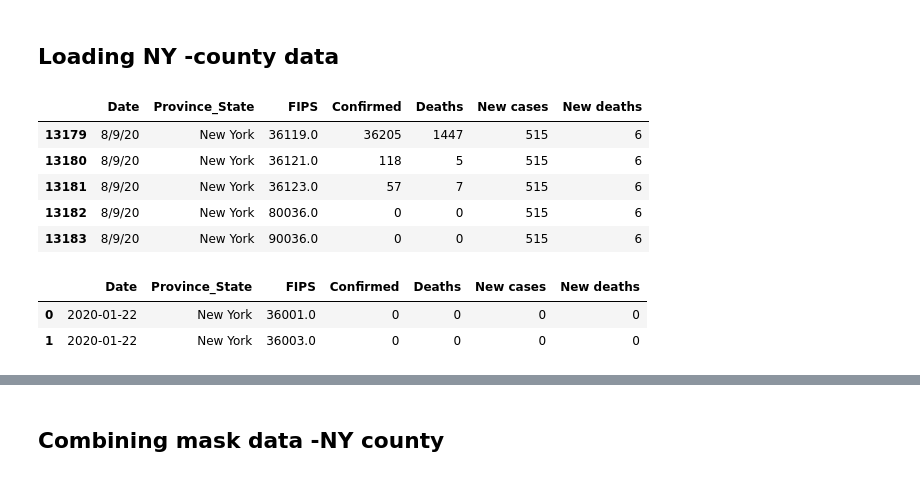
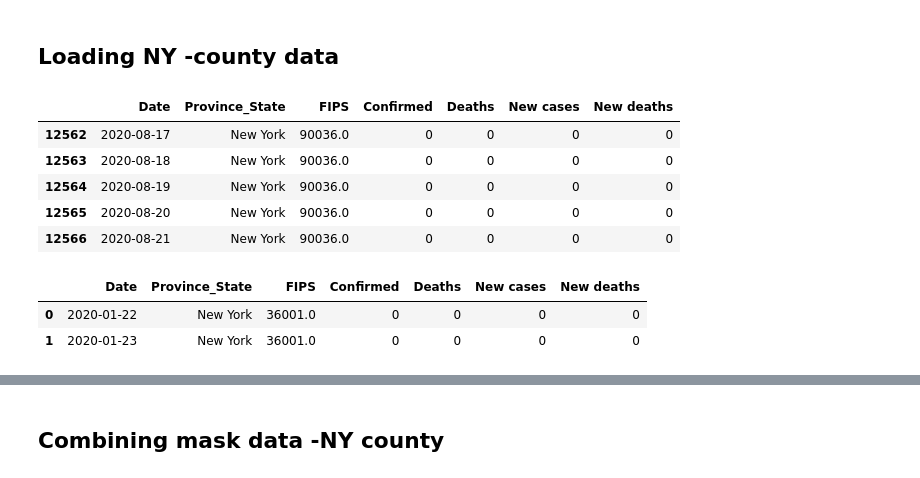
Before and after one commit to jeyasri-s2/meansquares, a Jupyter notebook: NY_baselineAnalysis.ipynb, the cells around one changed output, grey strips where cells are left out. Cells and saved outputs as stored; diff of their text form; code cells hidden in the pictures.

Commit message:
updated NY combined data csv

```diff
--- a/NY_baselineAnalysis.ipynb
+++ b/NY_baselineAnalysis.ipynb
@@ -918,23 +932,23 @@ queens_all_filtered.to_csv('queens_all_filtered.csv',index=False)
 # %% [markdown]
 ## Loading NY -county data
 # %%
-NY_covidcases = pd.read_csv('/content/drive/Shared drives/CMPE 295- Master Project/Covid19-data/NY_Covid-19.csv', low_memory =False)
+NY_covidcases = pd.read_csv('/content/drive/Shared drives/CMPE 295- Master Project/Covid19-data/NY-CovidAug22.csv', low_memory =False)
 NY_covidcases.tail()
 # %% [output]
 |  | Date | Province_State | FIPS | Confirmed | Deaths | New cases | New deaths |
-| 13179 | 8/9/20 | New York | 36119.0 | 36205 | 1447 | 515 | 6 |
-| 13180 | 8/9/20 | New York | 36121.0 | 118 | 5 | 515 | 6 |
-| 13181 | 8/9/20 | New York | 36123.0 | 57 | 7 | 515 | 6 |
-| 13182 | 8/9/20 | New York | 80036.0 | 0 | 0 | 515 | 6 |
-| 13183 | 8/9/20 | New York | 90036.0 | 0 | 0 | 515 | 6 |
+| 12562 | 2020-08-17 | New York | 90036.0 | 0 | 0 | 0 | 0 |
+| 12563 | 2020-08-18 | New York | 90036.0 | 0 | 0 | 0 | 0 |
+| 12564 | 2020-08-19 | New York | 90036.0 | 0 | 0 | 0 | 0 |
+| 12565 | 2020-08-20 | New York | 90036.0 | 0 | 0 | 0 | 0 |
+| 12566 | 2020-08-21 | New York | 90036.0 | 0 | 0 | 0 | 0 |
 # %%
-NY_covidcases['Date'] = NY_covidcases['Date'].apply(lambda x: fixDate(x))
+#NY_covidcases['Date'] = NY_covidcases['Date'].apply(lambda x: fixDate(x))
 NY_covidcases.reset_index(drop=True)
 NY_covidcases.head(2)
 # %% [output]
 |  | Date | Province_State | FIPS | Confirmed | Deaths | New cases | New deaths |
 | 0 | 2020-01-22 | New York | 36001.0 | 0 | 0 | 0 | 0 |
-| 1 | 2020-01-22 | New York | 36003.0 | 0 | 0 | 0 | 0 |
+| 1 | 2020-01-23 | New York | 36001.0 | 0 | 0 | 0 | 0 |
 # %%
 NY_covidcases['FIPS'] = NY_covidcases['FIPS'].apply(lambda x :int(x))
 # %%
```
Also changed, not shown: parts of 21 cells of this notebook.
